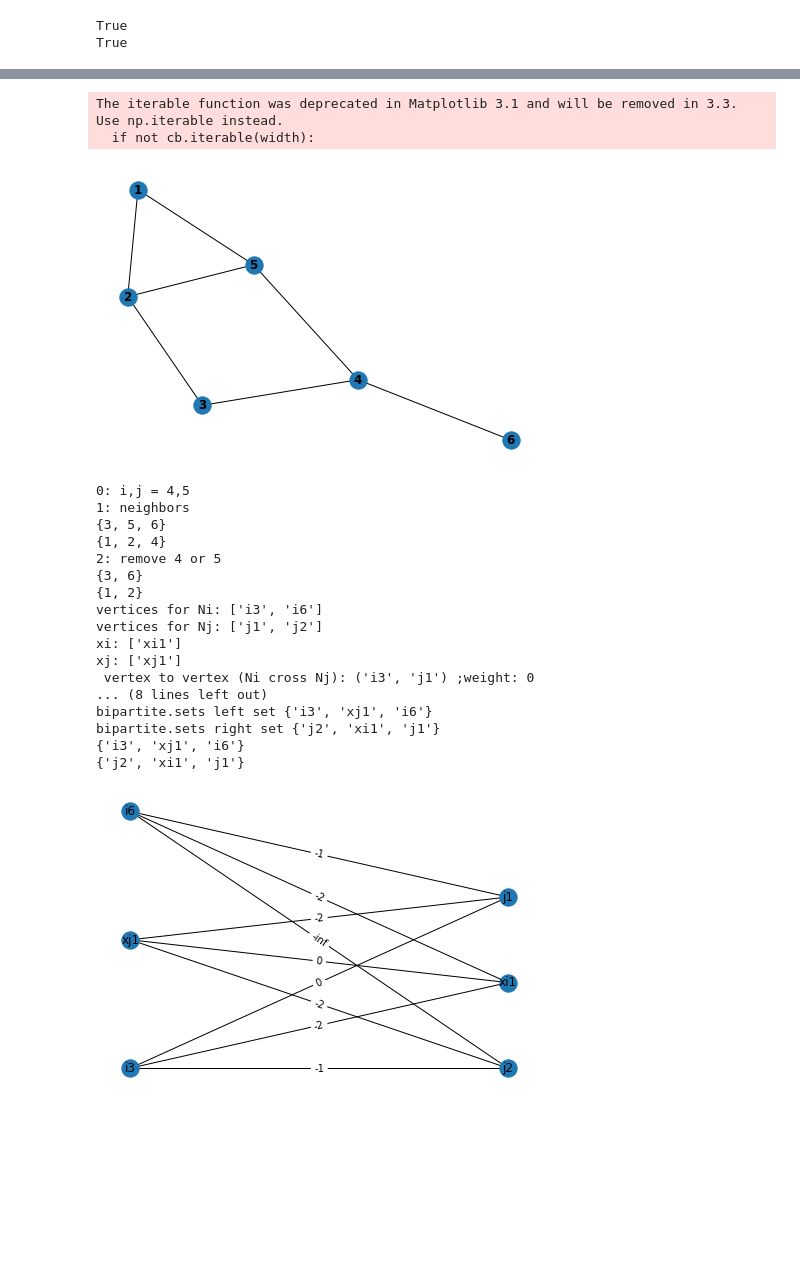
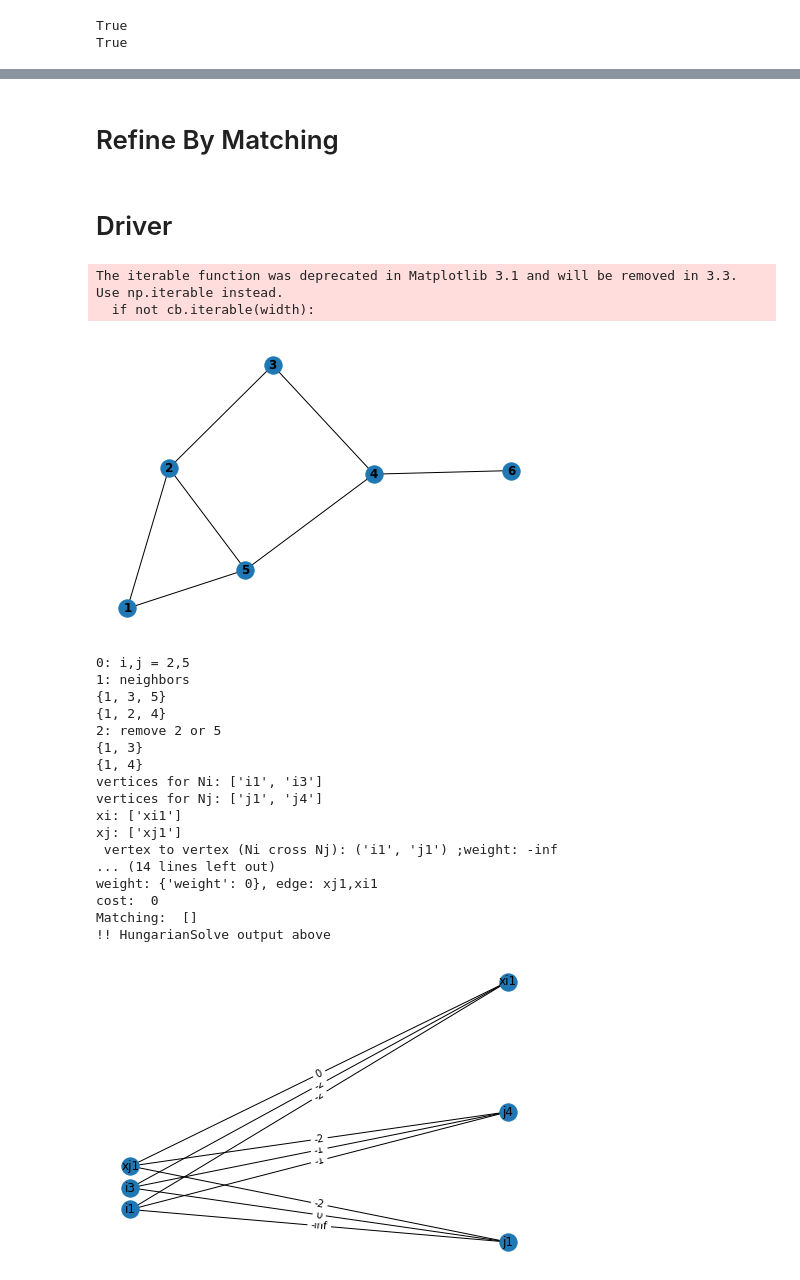
Before and after one commit to hhicks13/benchmarking-dasg, a Jupyter notebook: kas-benchmark.ipynb, the cells around one changed output, grey strips where cells are left out. Saved outputs shown, nothing was run; the diff lists cells and outputs as text; code cells hidden in the pictures; blank space fills up the shorter version.

Commit message:
formatting and hungarianSolve

```diff
--- a/kas-benchmark.ipynb
+++ b/kas-benchmark.ipynb
@@ -182,0 +194,30 @@ def BuildCostMatrix(i,j,G_A,P_A,Ef_A,k_A):
+# %%
+# hungarian solve from page 9 of detect almost symmetries
+# calculates the sum of the weights in the matching
+def HungarianSolve(CostMatrix):
+    Matching = nx.max_weight_matching(CostMatrix,maxcardinality=True)
+    print("is perfect matching: ",nx.is_perfect_matching(CostMatrix,Matching))
+    cost = 0
+    deleteEdges = []
+    # cost multiplied by negative -1
+    dummy = nx.get_node_attributes(CostMatrix,"dummy")
+    for m in Matching:
+        i = m[0]
+        j = m[1]
+        #
+        #
+        # 'ui is dummy T/F?' XOR 'j is dummy T/F?'
+        #
+        # "From the solution we determine when an edge {ui, xi} or {vj, xj}
+        # is in the optimal assignment. The former corresponds to the deletion of edge {i, u} in
+        # GA, the later to the deletion of edge {j, v}."
+        #
+        if dummy[i] ^ dummy[j]:
+            print("del edge")
+            deleteEdges.append(m)
+            cost +=-1*CostMatrix[i][j]['weight']
+        print(f"weight: {CostMatrix[i][j]}, edge: {i},{j}")
+        #
+    return cost,deleteEdges
+# %% [markdown]
+# Refine By Matching
@@ -183,44 +226,51 @@ def BuildCostMatrix(i,j,G_A,P_A,Ef_A,k_A):
+# %% [markdown]
+# Driver
 # %%
 nx.draw(G_A, with_labels=True, font_weight='bold')
 plt.show()
 #initialize
 k_A = 1
-i = 4
+i = 2
 j = 5
 print(f"0: i,j = {i},{j}")
+cost_fixed = abs(G_A.degree(i) - G_A.degree(j))
 p_a = DegreeDiffElim(G_A,P_A,k_A)
 cm = BuildCostMatrix(i,j,G_A,p_a,Ef_A,k_A)
+# compute matching
+print("!! HungarianSolve output")
+cost, deleteEdges = HungarianSolve(cm)
+print("cost: ",cost)
+print("Matching: ",deleteEdges)
+print("!! HungarianSolve output above")
 l, r = bipartite.sets(cm)
-print(l)
-print(r)
 pos = dict()
-pos.update( (nn, (1, (len(l)/2)*ii)) for ii, nn in enumerate(l) ) # put nodes from X at x=1
-pos.update( (nn, (2, ii)) for ii, nn in enumerate(r) ) # put nodes from Y at x=2
+pos.update( (nn, (1, ii+ len(l)/2)) for ii, nn in enumerate(l) ) # put nodes from X at x=1
+pos.update( (nn, (2, n*ii)) for ii, nn in enumerate(r) ) # put nodes from Y at x=2
 nx.draw(cm, pos=pos,with_labels=True)
 
 #edge weights
 labels = nx.get_edge_attributes(cm, "weight")
 nx.draw_networkx_edge_labels(cm, pos=pos, edge_labels=labels)
 plt.show()
 # %% [output]
 The iterable function was deprecated in Matplotlib 3.1 and will be removed in 3.3. Use np.iterable instead.
   if not cb.iterable(width):
-[figure, old version]
+[figure, new version]
-0: i,j = 4,5
+0: i,j = 2,5
 1: neighbors
-{3, 5, 6}
+{1, 3, 5}
 {1, 2, 4}
-2: remove 4 or 5
-{3, 6}
-{1, 2}
-vertices for Ni: ['i3', 'i6']
-vertices for Nj: ['j1', 'j2']
+2: remove 2 or 5
+{1, 3}
+{1, 4}
+vertices for Ni: ['i1', 'i3']
+vertices for Nj: ['j1', 'j4']
 xi: ['xi1']
 xj: ['xj1']
- vertex to vertex (Ni cross Nj): ('i3', 'j1') ;weight: 0
-... (8 lines left out)
-bipartite.sets left set {'i3', 'xj1', 'i6'}
-bipartite.sets right set {'j2', 'xi1', 'j1'}
-{'i3', 'xj1', 'i6'}
-{'j2', 'xi1', 'j1'}
+ vertex to vertex (Ni cross Nj): ('i1', 'j1') ;weight: -inf
+... (14 lines left out)
+weight: {'weight': 0}, edge: xj1,xi1
+cost:  0
+Matching:  []
+!! HungarianSolve output above
-[figure, old version]
+[figure, new version]
```
Also changed, not shown: parts of 12 cells of this notebook.
